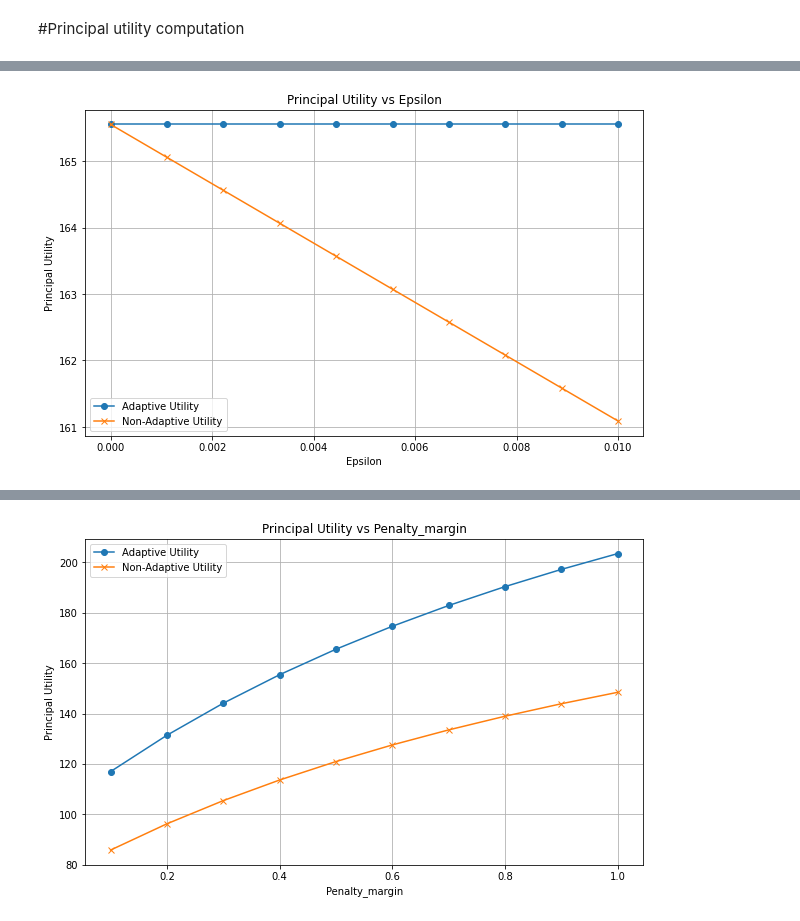
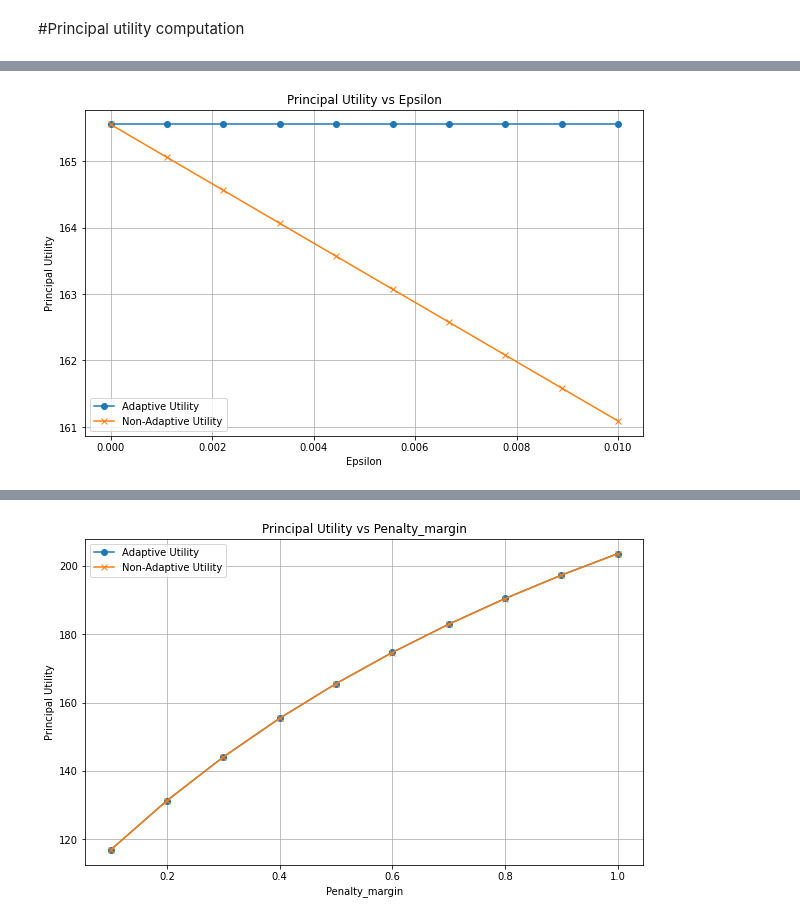
Before and after one commit to dasddassad/Optimally-Auditing-Adversarial-Agents, a Jupyter notebook: Audit simulation.ipynb, the cells around one changed output, grey strips where cells are left out. Saved outputs shown, nothing was run; the diff lists cells and outputs as text; code cells hidden in the pictures.

```diff
--- a/Audit simulation.ipynb
+++ b/Audit simulation.ipynb
@@ -4,11 +4,11 @@
 import numpy as np
 import matplotlib.pyplot as plt
 # %%
-def initialize_parameters(seed=7, num_agents=1000, m=3, penalty_margin=0.5, epsilon=1e-6):
+def initialize_parameters(seed=7, num_agents=1000, m=3, penalty_margin=0.5):
     np.random.seed(seed)
     type_dist = np.random.dirichlet(np.random.uniform(1, 2, m))
     payments, penalties = generate_payments_and_penalties(type_dist, penalty_margin, m)
-    return num_agents, m, type_dist, payments, penalties, epsilon
+    return num_agents, m, type_dist, payments, penalties
 # %%
 def generate_payments_and_penalties(type_dist, penalty_margin, m):
     payments = np.zeros(m)
@@ -62,6 +62,21 @@ def optimal_policy(type_dist, payments, penalties, cost, m, num_agents, epsilon)
                 best_utility = utility
                 optimal_audit_vector = audit_vector.copy()
     return best_utility, optimal_audit_vector
+# %%
+# Explicit search for optimal adaptive utility without epsilon perturbation on critical policies
+def optimal_adaptive_policy(type_dist, payments, penalties, cost, m, num_agents):
+    epsilon = 0
+    best_utility = -np.inf
+    optimal_audit_vector = np.zeros(m)
+    for i in range(m - 1):
+        for u in [payments[i], payments[i + 1]]:
+            audit_vector = np.clip((payments - u) / penalties, 0, 1)
+            eq_strategy = determine_equilibrium_strategy(payments, penalties, audit_vector, epsilon)
+            utility = principal_utility(type_dist, audit_vector, cost, eq_strategy, num_agents, payments, penalties)
+            if utility > best_utility:
+                best_utility = utility
+                optimal_audit_vector = audit_vector.copy()
+    return best_utility, optimal_audit_vector
 # %%
 def verify_assumptions(payments, penalties, cost, type_dist):
     A1 = np.all(cost <= penalties)
@@ -71,44 +86,43 @@ def verify_assumptions(payments, penalties, cost, type_dist):
     A5 = np.isclose(np.sum(type_dist), 1)
     return A1, A2, A3, A4, A5
 # %%
-# Run simulation for varying parameter values (cost, epsilon, penalty_margin)
-def run_simulation_varying_param(varying_param, param_values, fixed_cost=1.0, fixed_epsilon=1e-1, fixed_penalty_margin=0.5):
+def run_simulation_varying_param(param_name, param_values, fixed_values):
     results_adaptive = []
     results_non_adaptive = []
-    num_agents, m, type_dist, payments, penalties, _ = initialize_parameters(penalty_margin=fixed_penalty_margin, epsilon=fixed_epsilon)
 
     for param in param_values:
-        if varying_param == 'cost':
+        # Set parameters
+        cost = fixed_values.get('cost', 1.0)
+        epsilon = fixed_values.get('epsilon', 1e-6)
+        penalty_margin = fixed_values.get('penalty_margin', 0.5)
+
+        if param_name == 'cost':
             cost = param
-            epsilon = fixed_epsilon
-            penalty_margin = fixed_penalty_margin
-        elif varying_param == 'epsilon':
-            cost = fixed_cost
+        elif param_name == 'epsilon':
             epsilon = param
-            penalty_margin = fixed_penalty_margin
-        elif varying_param == 'penalty_margin':
-            cost = fixed_cost
-            epsilon = fixed_epsilon
+        elif param_name == 'penalty_margin':
             penalty_margin = param
-            payments, penalties = generate_payments_and_penalties(type_dist, penalty_margin, m)
         else:
-            raise ValueError("Invalid parameter to vary.")
+            raise ValueError("Invalid parameter name.")
 
-        # Adaptive setting (epsilon=0)
-        adaptive_util, _ = optimal_policy(type_dist, payments, penalties, cost, m, num_agents, epsilon=0)
-        results_adaptive.append(adaptive_util)
+        # Initialize parameters
+        num_agents, m, type_dist, payments, penalties = initialize_parameters(penalty_margin=penalty_margin)
 
-        # Non-adaptive setting (with epsilon)
-        non_adaptive_util, _ = optimal_policy(type_dist, payments, penalties, cost, m, num_agents, epsilon)
-        results_non_adaptive.append(non_adaptive_util)
+        # Run adaptive and non-adaptive policies
+        adaptive_utility, _ = optimal_adaptive_policy(type_dist, payments, penalties, cost, m, num_agents)
+        non_adaptive_utility, _ = optimal_non_adaptive_policy(type_dist, payments, penalties, cost, m, num_agents, epsilon)
+
+        results_adaptive.append(adaptive_utility)
+        results_non_adaptive.append(non_adaptive_utility)
 
         # Verify assumptions
         A1, A2, A3, A4, A5 = verify_assumptions(payments, penalties, cost, type_dist)
-        print(f"Param: {param:.4f}, A1: {'✔️' if A1 else '❌'}, A2: {'✔️' if A2 else '❌'}, A3: {'✔️' if A3 else '❌'}, A4: {'✔️' if A4 else '❌'}, A5: {'✔️' if A5 else '❌'}")
+        print(f"{param_name.capitalize()}: {param:.4f}, A1: {'✔️' if A1 else '❌'}, A2: {'✔️' if A2 else '❌'}, A3: {'✔️' if A3 else '❌'}, A4: {'✔️' if A4 else '❌'}, A5: {'✔️' if A5 else '❌'}")
 
-    plot_results(param_values, results_adaptive, results_non_adaptive, varying_param)
+    # Plot results
+    plot_results(param_values, results_adaptive, results_non_adaptive, param_name)
 
-# Plotting results explicitly
+# Plotting function
 def plot_results(param_values, adaptive_utility, non_adaptive_utility, param_name):
     plt.figure(figsize=(10, 6))
     plt.plot(param_values, adaptive_utility, label='Adaptive Utility', marker='o')
@@ -124,13 +138,13 @@ def plot_results(param_values, adaptive_utility, non_adaptive_utility, param_nam
 if __name__ == "__main__":
     # Example: vary epsilon
     epsilon_values = np.linspace(0, 0.01, 10)
-    run_simulation_varying_param('epsilon', epsilon_values)
+    run_simulation_varying_param('epsilon', epsilon_values, {'cost': 1.0, 'penalty_margin': 0.5})
 
     # Example: vary penalty_margin
     penalty_values = np.linspace(0.1, 1.0, 10)
-    run_simulation_varying_param('penalty_margin', penalty_values)
+    run_simulation_varying_param('penalty_margin', penalty_values, {'cost': 1.0, 'epsilon': 1e-4})
 
     # Example: vary cost
     cost_values = np.linspace(0, 1.33, 10)
-    run_simulation_varying_param('cost', cost_values)
+    run_simulation_varying_param('cost', cost_values, {'epsilon': 1e-4, 'penalty_margin': 0.5})
 # %% [output]
@@ -158 +172 @@ Param: 1.0000, A1: ✔️, A2: ✔️, A3: ✔️, A4: ✔️, A5: ✔️
-[figure, old version]
+[figure, new version]
```
Also changed, not shown: parts of 2 cells of this notebook.
